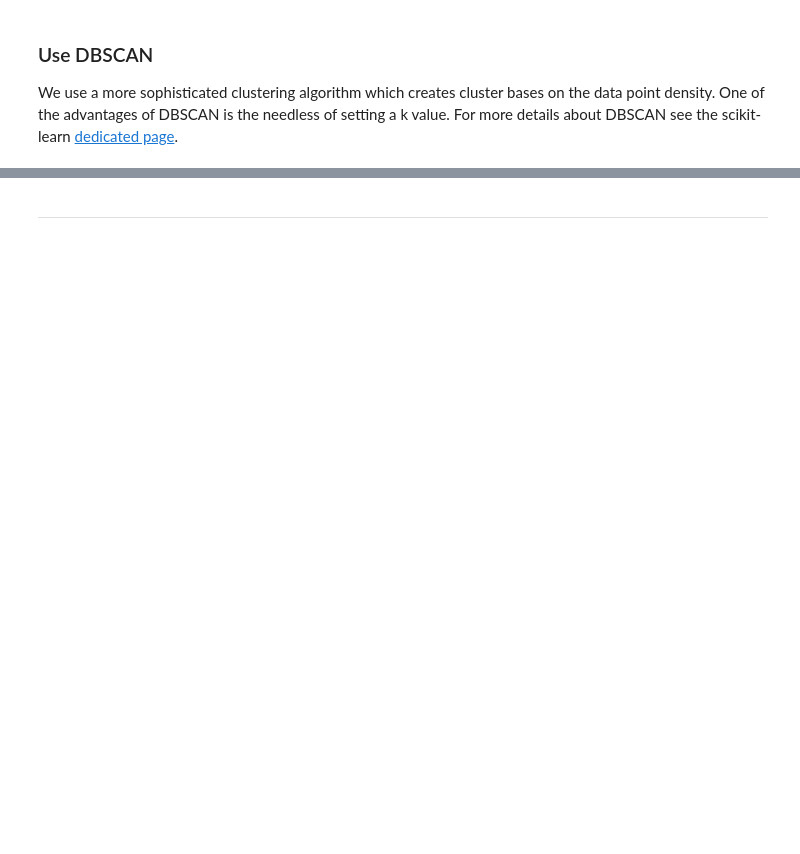
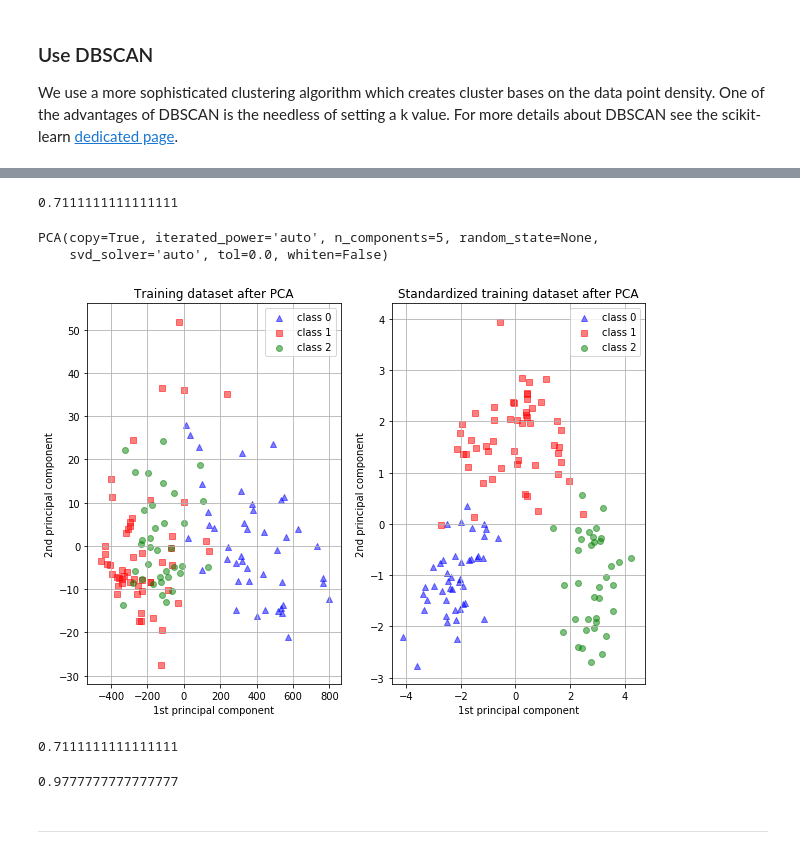
Before and after one commit to tomorrowdata/machine-learning-course-notebooks, a Jupyter notebook: Hands-On 3 Unsupervised.ipynb, the cells around one changed output, grey strips where cells are left out. Drawn from its saved outputs; the diff is of its cells as text; code cells hidden in the pictures; blank space fills up the shorter version.

```diff
--- a/Hands-On 3 Unsupervised.ipynb
+++ b/Hands-On 3 Unsupervised.ipynb
@@ -289,3 +388,46 @@ def plot_dbscan_clusters(model, data):
+# %%
+# 2: fit the reference model
+knn = KNeighborsClassifier(n_neighbors=3)
+knn.fit(X_train, y_train)
+accuracy_score(y_test, knn.predict(X_test))
+# %% [output]
+0.7111111111111111
+# %%
+# 3: fit the scaler with the training data
+scaler = StandardScaler()
+scaler.fit(X_train)
+X_train_sc, X_test_sc = scaler.transform(X_train), scaler.transform(X_test)
+# %%
+# 4: apply pca to both normalized and no-normalized
+pca_vanilla = PCA(n_components=5)
+pca_vanilla.fit(X_train)
+pca_scaled = PCA(n_components=5)
+pca_scaled.fit(X_train_sc)
+# %% [output]
+PCA(copy=True, iterated_power='auto', n_components=5, random_state=None,
+    svd_solver='auto', tol=0.0, whiten=False)
+# %%
+X_train_pca, X_test_pca = pca_vanilla.transform(X_train), pca_vanilla.transform(X_test)
+X_train_scaled_pca, X_test_scaled_pca = pca_scaled.transform(X_train_sc), pca_scaled.transform(X_test_sc)
+# %%
+# 5: plot
+plot_scaling_pcs(X_train_pca, X_train_scaled_pca,  y_train)
+# %% [output]
+[figure, added]
+# %%
+# 6: train and test
+knn_pca = KNeighborsClassifier(n_neighbors=3)
+knn_pca.fit(X_train_pca, y_train)
+accuracy_score(y_test, knn_pca.predict(X_test_pca))
+# %% [output]
+0.7111111111111111
+# %%
+# 6: train and test
+knn_sc = KNeighborsClassifier(n_neighbors=3)
+knn_sc.fit(X_train_scaled_pca, y_train)
+accuracy_score(y_test, knn_sc.predict(X_test_scaled_pca))
+# %% [output]
+0.9777777777777777
 # %% [markdown]
 <hr>
 # %% [markdown]
```
Also changed, not shown: parts of 13 cells of this notebook, 8 other files.
